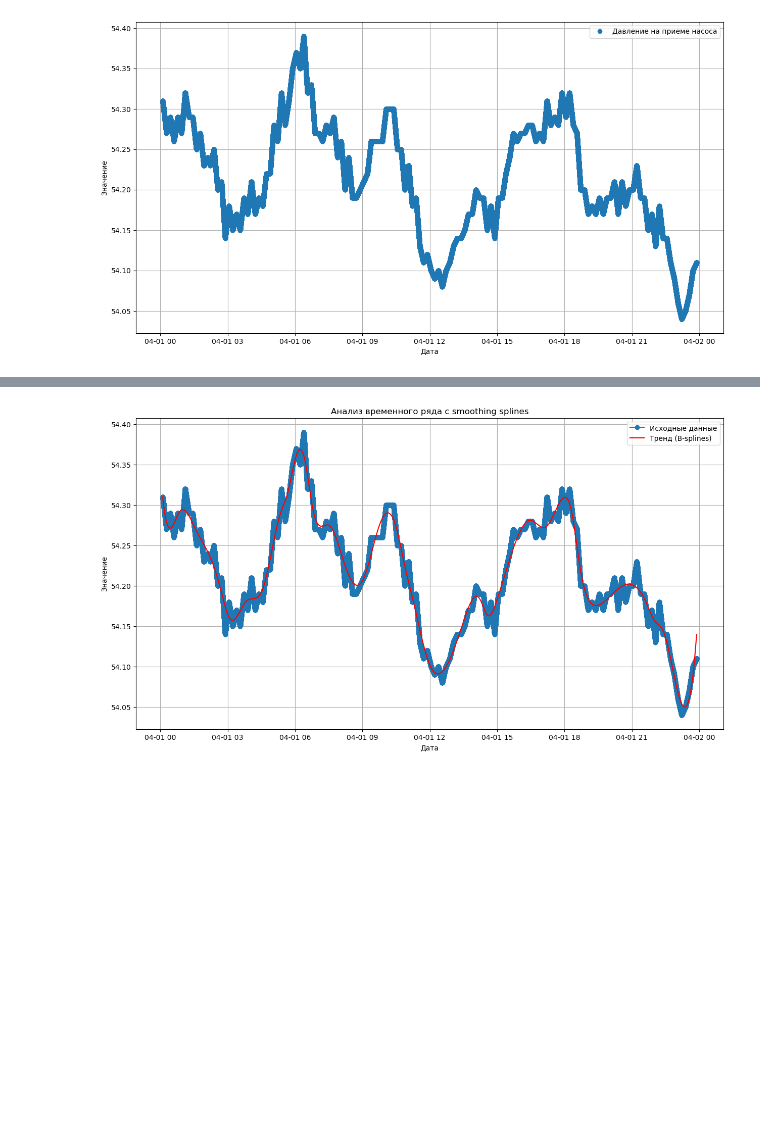
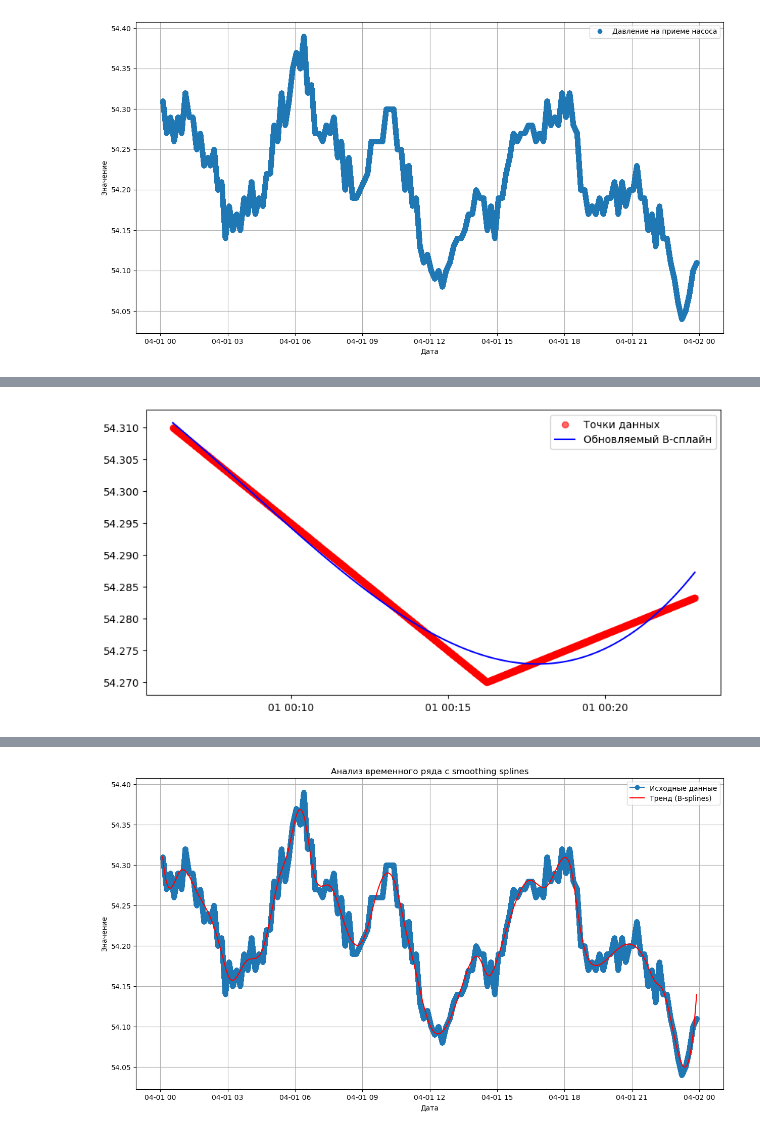
Before and after one commit to EmMUR25/work, a Jupyter notebook: Work.ipynb, the cells around one changed output, grey strips where cells are left out. Drawn from its saved outputs; the diff is of its cells as text; code cells hidden in the pictures; blank space fills up the shorter version.

```diff
--- a/Work.ipynb
+++ b/Work.ipynb
@@ -192,0 +215,5 @@ Wall time: 1.31 s
+# %%
+%%time
+draw_trend(x[:1000],y[:1000], s = 5)
+# %% [output]
+[figure, added]
```
Also changed, not shown: parts of 10 cells of this notebook.
